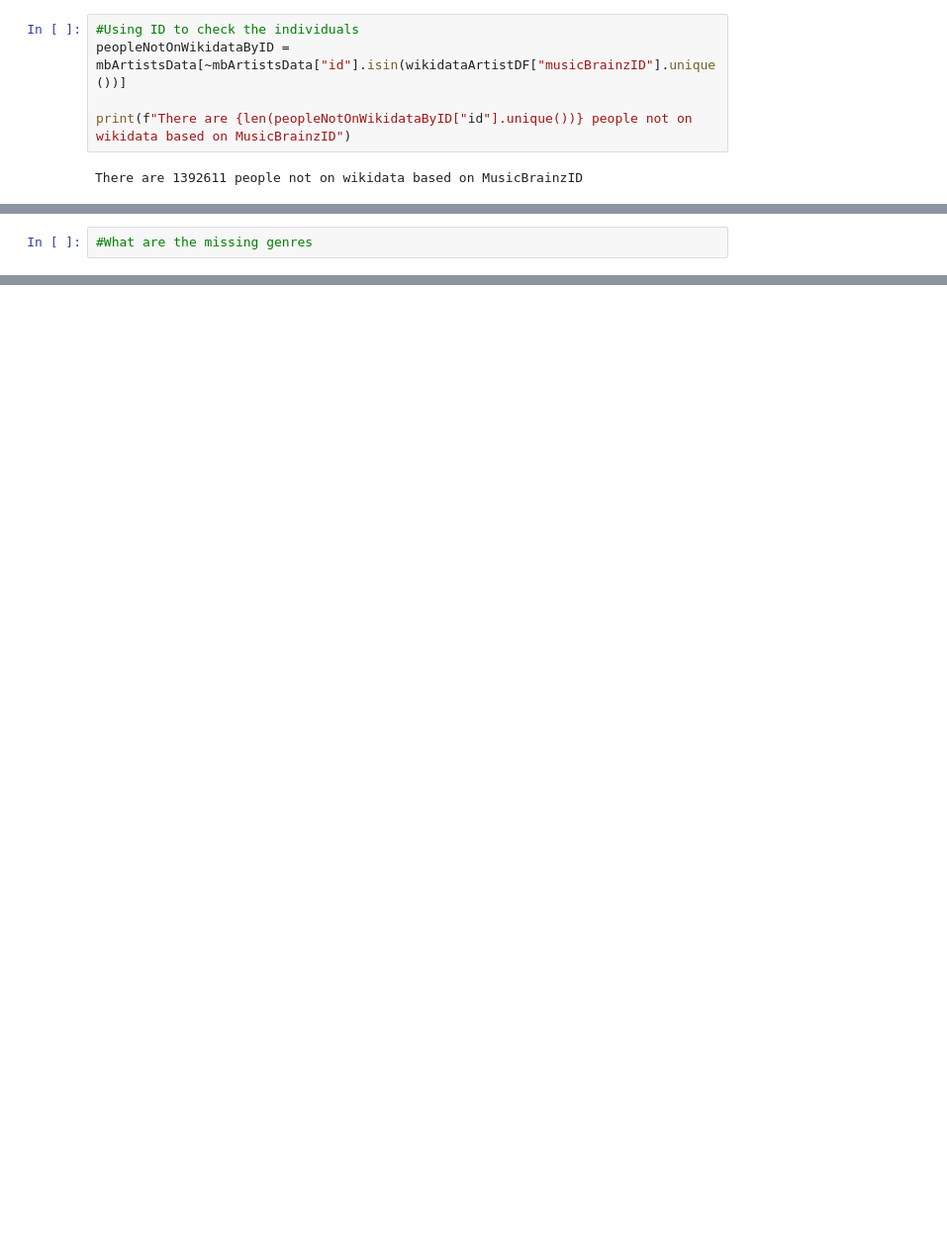
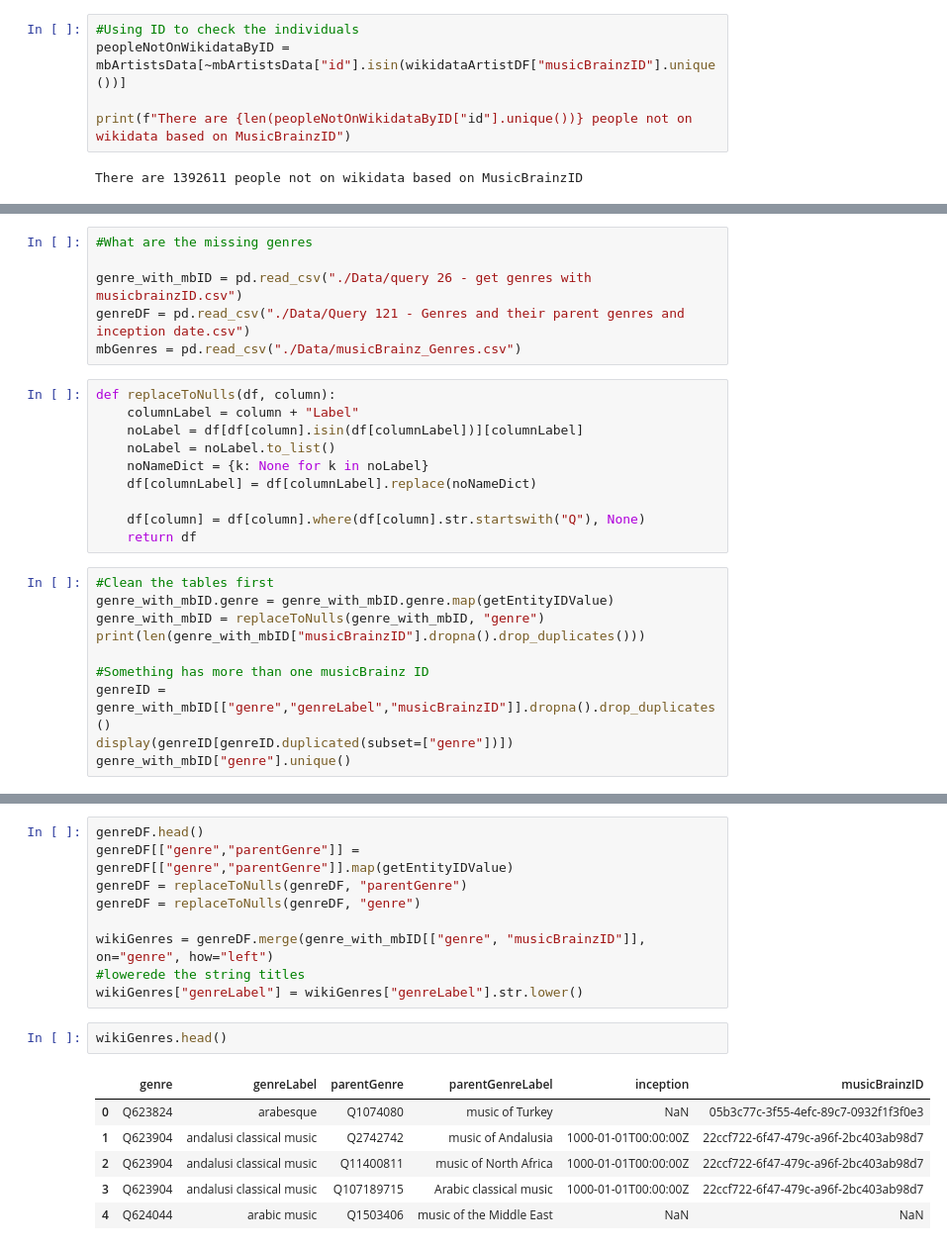
Before and after one commit to malik-files/MScDiss_IGASTNBK_, a Jupyter notebook: Main Code/gaps_wikidata_mb.ipynb, the cells around one changed output, grey strips where cells are left out. Shown at 99% size. Drawn from its saved outputs; the diff is of its cells as text; blank space fills up the shorter version.

```diff
--- a/Main Code/gaps_wikidata_mb.ipynb
+++ b/Main Code/gaps_wikidata_mb.ipynb
@@ -57,2 +109,26 @@ There are 1332520 people not on wikidata based on name
 # %%
 #What are the missing genres
+
+genre_with_mbID = pd.read_csv("./Data/query 26 - get genres with musicbrainzID.csv")
+genreDF = pd.read_csv("./Data/Query 121 - Genres and their parent genres and inception date.csv")
+mbGenres = pd.read_csv("./Data/musicBrainz_Genres.csv")
+# %%
+def replaceToNulls(df, column):
+    columnLabel = column + "Label"
+    noLabel = df[df[column].isin(df[columnLabel])][columnLabel]
+    noLabel = noLabel.to_list()
+    noNameDict = {k: None for k in noLabel}
+    df[columnLabel] = df[columnLabel].replace(noNameDict)
+
+    df[column] = df[column].where(df[column].str.startswith("Q"), None)
+    return df
+# %%
+#Clean the tables first
+genre_with_mbID.genre = genre_with_mbID.genre.map(getEntityIDValue)
+genre_with_mbID = replaceToNulls(genre_with_mbID, "genre")
+print(len(genre_with_mbID["musicBrainzID"].dropna().drop_duplicates()))
+
+#Something has more than one musicBrainz ID
+genreID = genre_with_mbID[["genre","genreLabel","musicBrainzID"]].dropna().drop_duplicates()
+display(genreID[genreID.duplicated(subset=["genre"])])
+genre_with_mbID["genre"].unique()
@@ -58,0 +149,18 @@ There are 1332520 people not on wikidata based on name
+# %%
+genreDF.head()
+genreDF[["genre","parentGenre"]] = genreDF[["genre","parentGenre"]].map(getEntityIDValue)
+genreDF = replaceToNulls(genreDF, "parentGenre")
+genreDF = replaceToNulls(genreDF, "genre")
+
+wikiGenres = genreDF.merge(genre_with_mbID[["genre", "musicBrainzID"]], on="genre", how="left")
+#lowerede the string titles
+wikiGenres["genreLabel"] = wikiGenres["genreLabel"].str.lower()
+# %%
+wikiGenres.head()
+# %% [output]
+|  | genre | genreLabel | parentGenre | parentGenreLabel | inception | musicBrainzID |
+| 0 | Q623824 | arabesque | Q1074080 | music of Turkey | NaN | 05b3c77c-3f55-4efc-89c7-0932f1f3f0e3 |
+| 1 | Q623904 | andalusi classical music | Q2742742 | music of Andalusia | 1000-01-01T00:00:00Z | 22ccf722-6f47-479c-a96f-2bc403ab98d7 |
+| 2 | Q623904 | andalusi classical music | Q11400811 | music of North Africa | 1000-01-01T00:00:00Z | 22ccf722-6f47-479c-a96f-2bc403ab98d7 |
+| 3 | Q623904 | andalusi classical music | Q107189715 | Arabic classical music | 1000-01-01T00:00:00Z | 22ccf722-6f47-479c-a96f-2bc403ab98d7 |
+| 4 | Q624044 | arabic music | Q1503406 | music of the Middle East | NaN | NaN |
```
Also changed, not shown: parts of 11 cells of this notebook, 4 other files.
